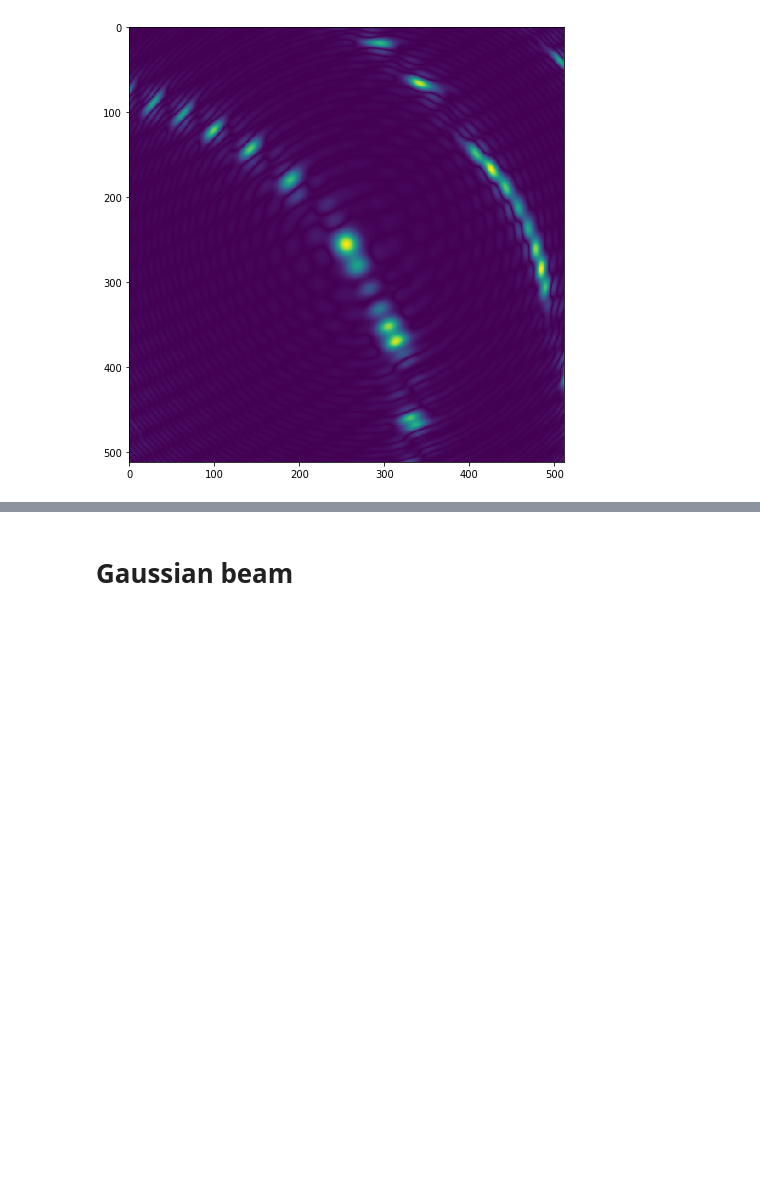
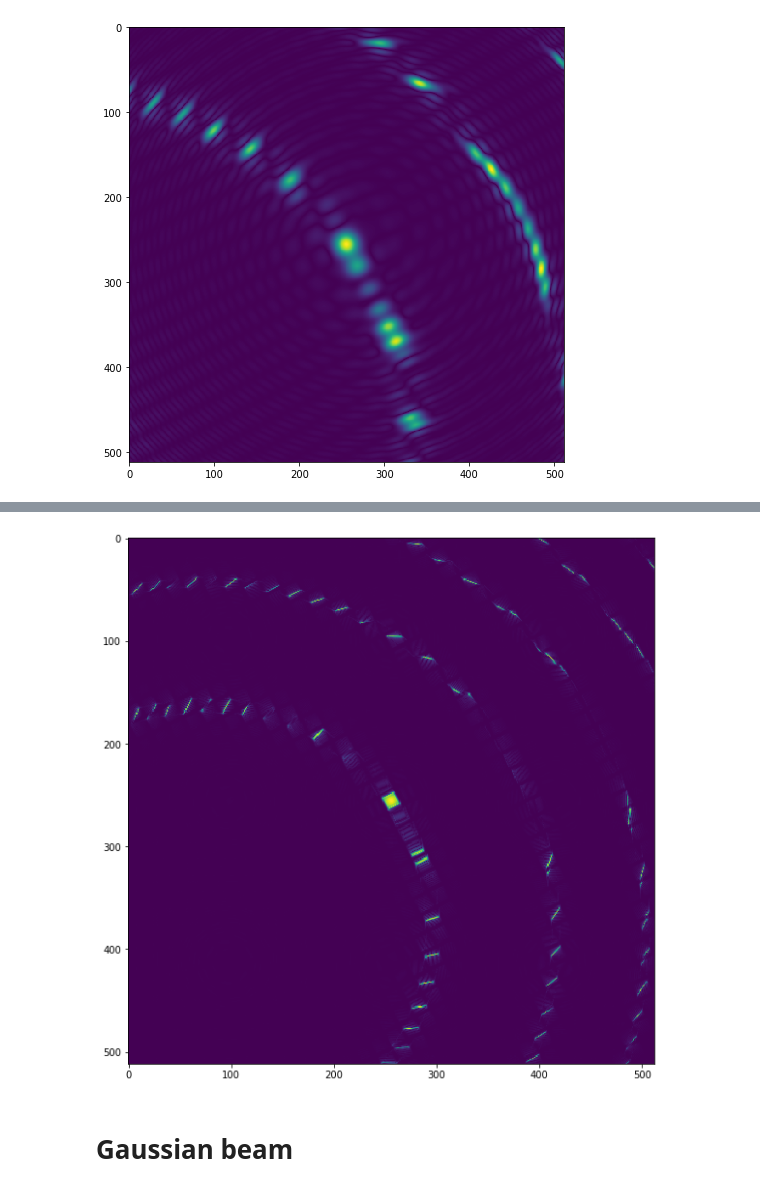
Before and after one commit to simply-nicky/cbc, a Jupyter notebook: prototyping.ipynb, the cells around one changed output, grey strips where cells are left out. Cells and saved outputs as stored; diff of their text form; code cells hidden in the pictures; blank space fills up the shorter version.

```diff
--- a/prototyping/proto.ipynb
+++ b/prototyping.ipynb
@@ -42,3 +48,10 @@ plt.show()
+# %%
+%matplotlib inline
+plt.figure(figsize=(10, 10))
+plt.imshow(np.abs(res2))
+plt.show()
+# %% [output]
+[figure, added]
 # %% [markdown]
 # Gaussian beam
 # %%
```
Also changed, not shown: parts of 3 cells of this notebook, 6 other files.
